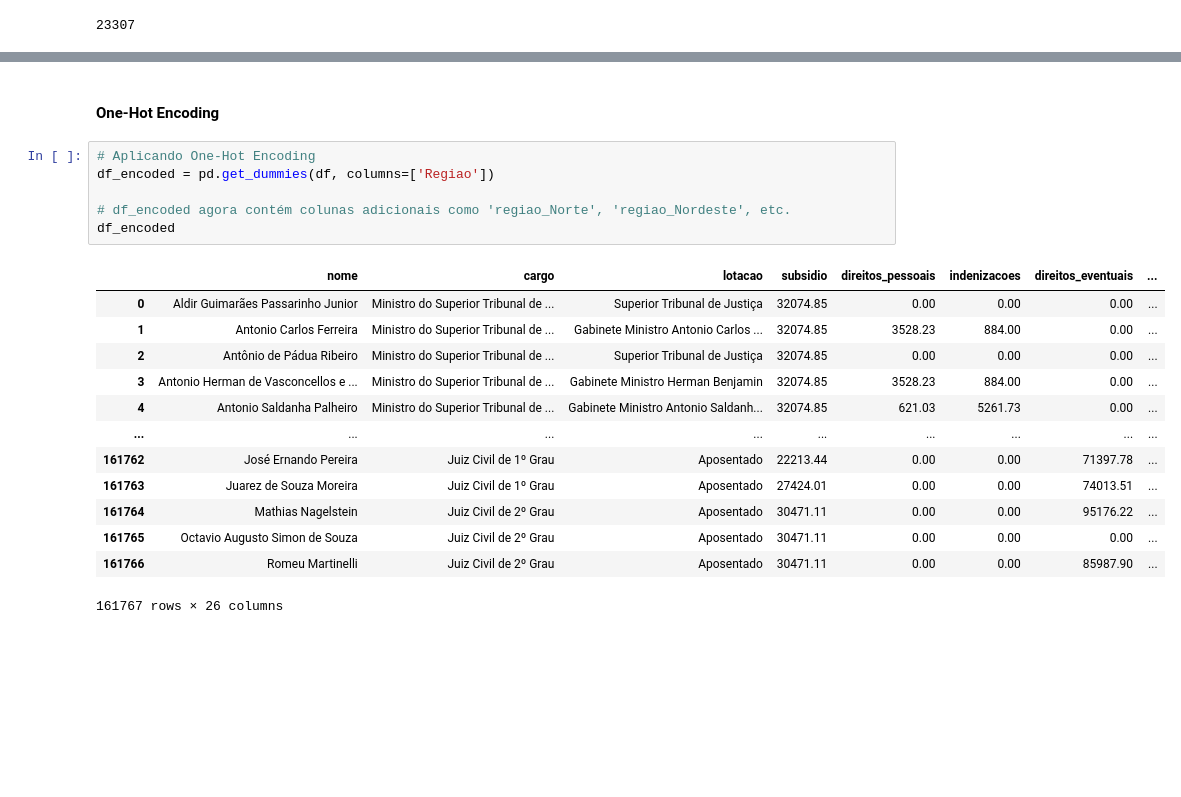
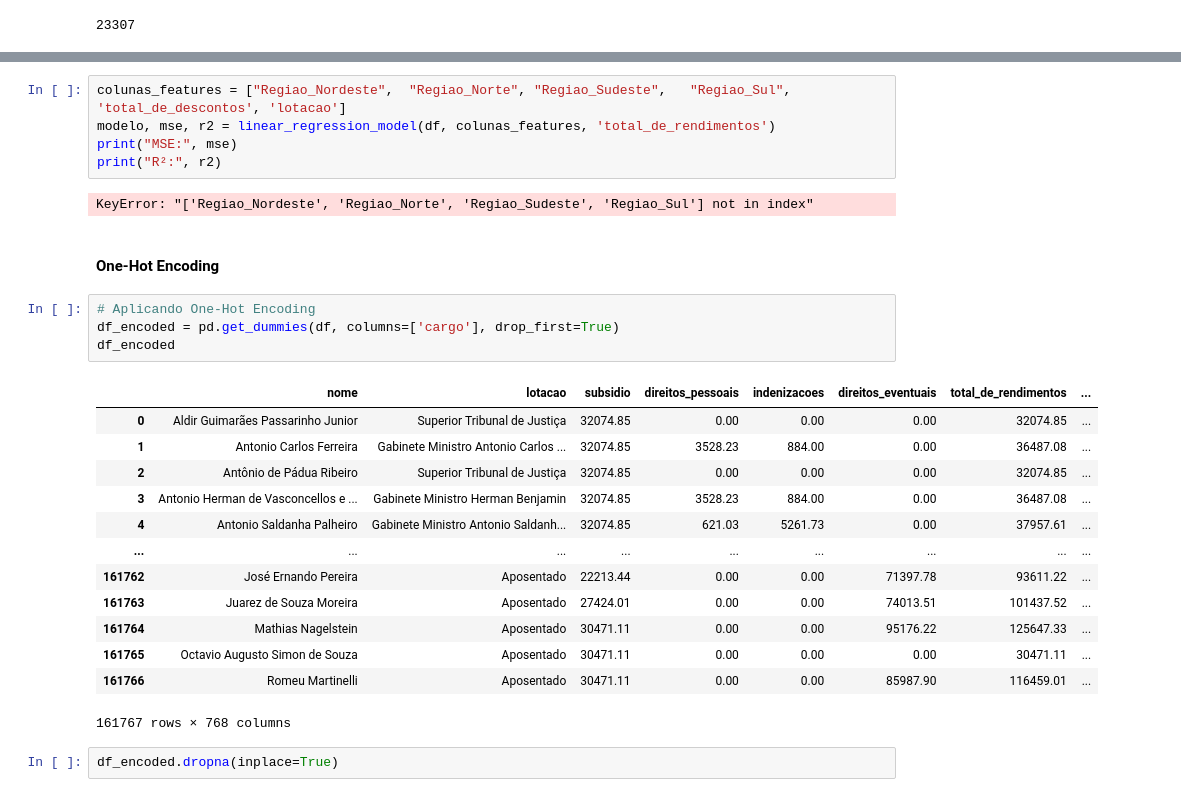
Before and after one commit to ThiagoCGGodoi/CDadosP2, a Jupyter notebook: P2.ipynb, the cells around one changed output, grey strips where cells are left out. Drawn from its saved outputs; the diff is of its cells as text; blank space fills up the shorter version.

Commit message:
Regressao linear basica

```diff
--- a/P2.ipynb
+++ b/P2.ipynb
@@ -394,22 +418,29 @@ def regress(Y,X):
+# %%
+colunas_features = ["Regiao_Nordeste",	"Regiao_Norte",	"Regiao_Sudeste",	"Regiao_Sul", 'total_de_descontos', 'lotacao']
+modelo, mse, r2 = linear_regression_model(df, colunas_features, 'total_de_rendimentos')
+print("MSE:", mse)
+print("R²:", r2)
+# %% [output]
+KeyError: "['Regiao_Nordeste', 'Regiao_Norte', 'Regiao_Sudeste', 'Regiao_Sul'] not in index"
 # %% [markdown]
 #### One-Hot Encoding
 # %%
 # Aplicando One-Hot Encoding
-df_encoded = pd.get_dummies(df, columns=['Regiao'])
-
-# df_encoded agora contém colunas adicionais como 'regiao_Norte', 'regiao_Nordeste', etc.
+df_encoded = pd.get_dummies(df, columns=['cargo'], drop_first=True)
 df_encoded
 # %% [output]
-|  | nome | cargo | lotacao | subsidio | direitos_pessoais | indenizacoes | direitos_eventuais | ... |
-| 0 | Aldir Guimarães Passarinho Junior | Ministro do Superior Tribunal de ... | Superior Tribunal de Justiça | 32074.85 | 0.00 | 0.00 | 0.00 | ... |
-| 1 | Antonio Carlos Ferreira | Ministro do Superior Tribunal de ... | Gabinete Ministro Antonio Carlos ... | 32074.85 | 3528.23 | 884.00 | 0.00 | ... |
-| 2 | Antônio de Pádua Ribeiro | Ministro do Superior Tribunal de ... | Superior Tribunal de Justiça | 32074.85 | 0.00 | 0.00 | 0.00 | ... |
-| 3 | Antonio Herman de Vasconcellos e ... | Ministro do Superior Tribunal de ... | Gabinete Ministro Herman Benjamin | 32074.85 | 3528.23 | 884.00 | 0.00 | ... |
-| 4 | Antonio Saldanha Palheiro | Ministro do Superior Tribunal de ... | Gabinete Ministro Antonio Saldanh... | 32074.85 | 621.03 | 5261.73 | 0.00 | ... |
+|  | nome | lotacao | subsidio | direitos_pessoais | indenizacoes | direitos_eventuais | total_de_rendimentos | ... |
+| 0 | Aldir Guimarães Passarinho Junior | Superior Tribunal de Justiça | 32074.85 | 0.00 | 0.00 | 0.00 | 32074.85 | ... |
+| 1 | Antonio Carlos Ferreira | Gabinete Ministro Antonio Carlos ... | 32074.85 | 3528.23 | 884.00 | 0.00 | 36487.08 | ... |
+| 2 | Antônio de Pádua Ribeiro | Superior Tribunal de Justiça | 32074.85 | 0.00 | 0.00 | 0.00 | 32074.85 | ... |
+| 3 | Antonio Herman de Vasconcellos e ... | Gabinete Ministro Herman Benjamin | 32074.85 | 3528.23 | 884.00 | 0.00 | 36487.08 | ... |
+| 4 | Antonio Saldanha Palheiro | Gabinete Ministro Antonio Saldanh... | 32074.85 | 621.03 | 5261.73 | 0.00 | 37957.61 | ... |
 | ... | ... | ... | ... | ... | ... | ... | ... | ... |
-| 161762 | José Ernando Pereira | Juiz Civil de 1º Grau | Aposentado | 22213.44 | 0.00 | 0.00 | 71397.78 | ... |
-| 161763 | Juarez de Souza Moreira | Juiz Civil de 1º Grau | Aposentado | 27424.01 | 0.00 | 0.00 | 74013.51 | ... |
-| 161764 | Mathias Nagelstein | Juiz Civil de 2º Grau | Aposentado | 30471.11 | 0.00 | 0.00 | 95176.22 | ... |
-| 161765 | Octavio Augusto Simon de Souza | Juiz Civil de 2º Grau | Aposentado | 30471.11 | 0.00 | 0.00 | 0.00 | ... |
-| 161766 | Romeu Martinelli | Juiz Civil de 2º Grau | Aposentado | 30471.11 | 0.00 | 0.00 | 85987.90 | ... |
+| 161762 | José Ernando Pereira | Aposentado | 22213.44 | 0.00 | 0.00 | 71397.78 | 93611.22 | ... |
+| 161763 | Juarez de Souza Moreira | Aposentado | 27424.01 | 0.00 | 0.00 | 74013.51 | 101437.52 | ... |
+| 161764 | Mathias Nagelstein | Aposentado | 30471.11 | 0.00 | 0.00 | 95176.22 | 125647.33 | ... |
+| 161765 | Octavio Augusto Simon de Souza | Aposentado | 30471.11 | 0.00 | 0.00 | 0.00 | 30471.11 | ... |
+| 161766 | Romeu Martinelli | Aposentado | 30471.11 | 0.00 | 0.00 | 85987.90 | 116459.01 | ... |
-161767 rows × 26 columns
+161767 rows × 768 columns
+# %%
+df_encoded.dropna(inplace=True)
```
Also changed, not shown: parts of 6 cells of this notebook.
